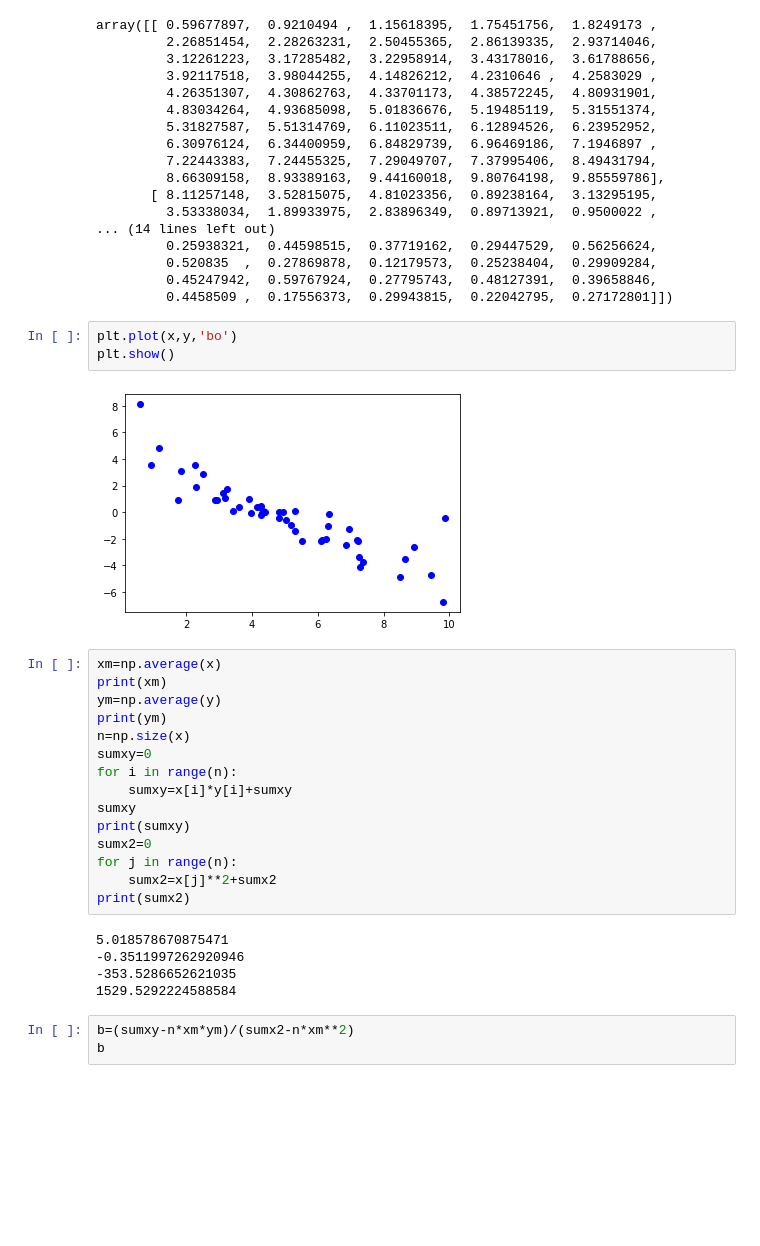
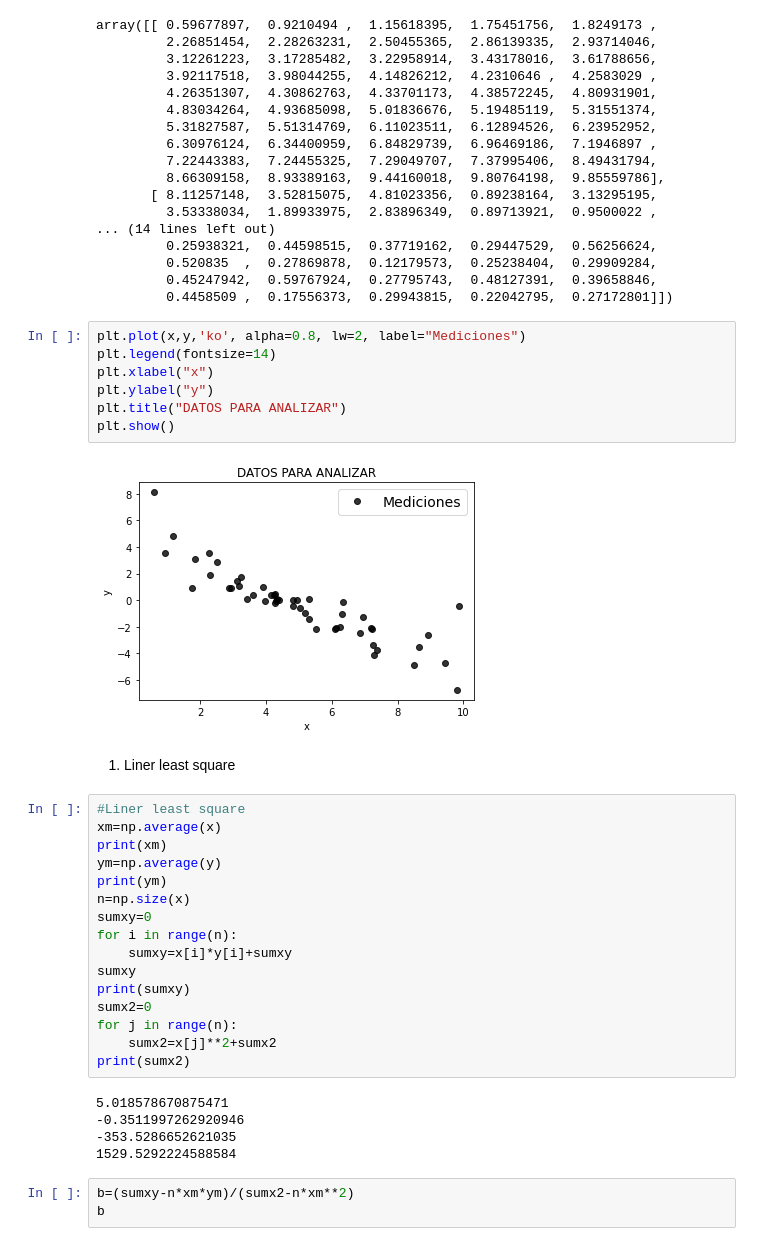
Before and after one commit to DCIDA2019/dcida2020ii-JDJPL, a Jupyter notebook: Oct16/Fitexercise_JDJPL.ipynb, the cells around one changed output. Saved outputs shown, nothing was run; the diff lists cells and outputs as text; blank space fills up the shorter version.

```diff
--- a/Oct16/Fitexercise_JDJPL.ipynb
+++ b/Oct16/Fitexercise_JDJPL.ipynb
@@ -30,12 +30,19 @@ array([[ 0.59677897,  0.9210494 ,  1.15618395,  1.75451756,  1.8249173 ,
          0.520835  ,  0.27869878,  0.12179573,  0.25238404,  0.29909284,
          0.45247942,  0.59767924,  0.27795743,  0.48127391,  0.39658846,
          0.4458509 ,  0.17556373,  0.29943815,  0.22042795,  0.27172801]])
-# %%
-plt.plot(x,y,'bo')
-plt.show()
-# %% [output]
-[figure, removed]
+# %%
+plt.plot(x,y,'ko', alpha=0.8, lw=2, label="Mediciones")
+plt.legend(fontsize=14)
+plt.xlabel("x")
+plt.ylabel("y")
+plt.title("DATOS PARA ANALIZAR")
+plt.show()
+# %% [output]
+[figure, added]
+# %% [markdown]
+1. Liner least square
 # %%
+#Liner least square
 xm=np.average(x)
 print(xm)
 ym=np.average(y)
```
Also changed, not shown: parts of 12 cells of this notebook.
